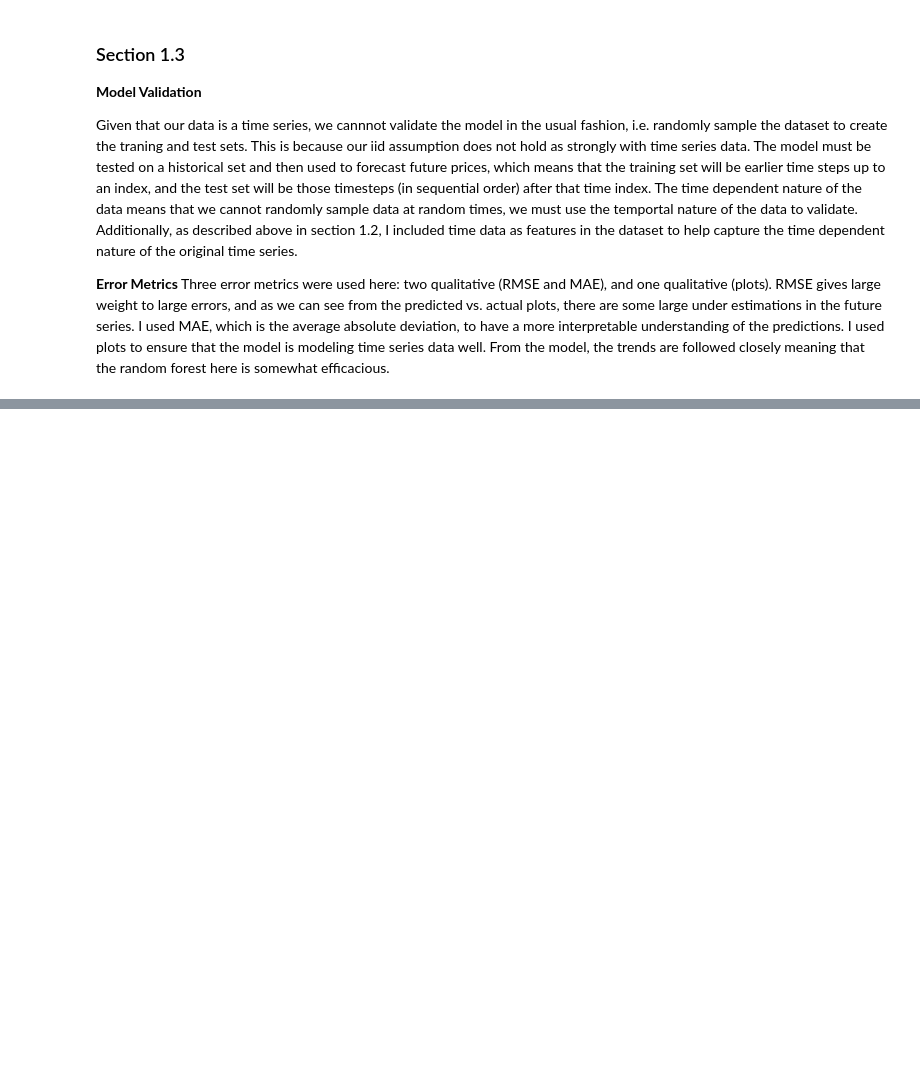
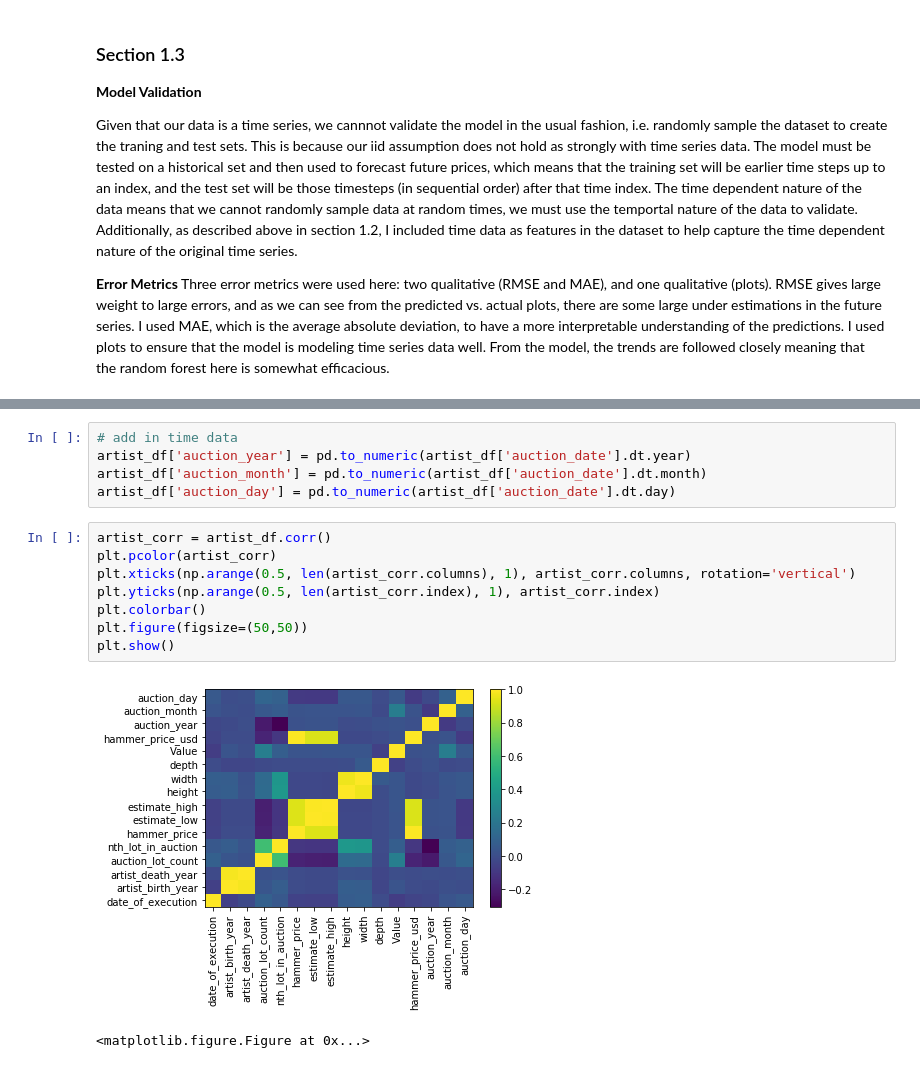
Before and after one commit to adriangreen/arthena, a Jupyter notebook: ArthenaInterviewTask.ipynb, the cells around one changed output, grey strips where cells are left out. Cells and saved outputs as stored; diff of their text form; blank space fills up the shorter version.

```diff
--- a/ArthenaInterviewTask.ipynb
+++ b/ArthenaInterviewTask.ipynb
@@ -381,0 +409,16 @@ Three error metrics were used here:  two qualitative (RMSE and MAE), and one qua
+# %%
+# add in time data
+artist_df['auction_year'] = pd.to_numeric(artist_df['auction_date'].dt.year)
+artist_df['auction_month'] = pd.to_numeric(artist_df['auction_date'].dt.month)
+artist_df['auction_day'] = pd.to_numeric(artist_df['auction_date'].dt.day)
+# %%
+artist_corr = artist_df.corr()
+plt.pcolor(artist_corr)
+plt.xticks(np.arange(0.5, len(artist_corr.columns), 1), artist_corr.columns, rotation='vertical')
+plt.yticks(np.arange(0.5, len(artist_corr.index), 1), artist_corr.index)
+plt.colorbar()
+plt.figure(figsize=(50,50))
+plt.show()
+# %% [output]
+[figure, added]
+<matplotlib.figure.Figure at 0x...>
```
Also changed, not shown: parts of 30 cells of this notebook.
